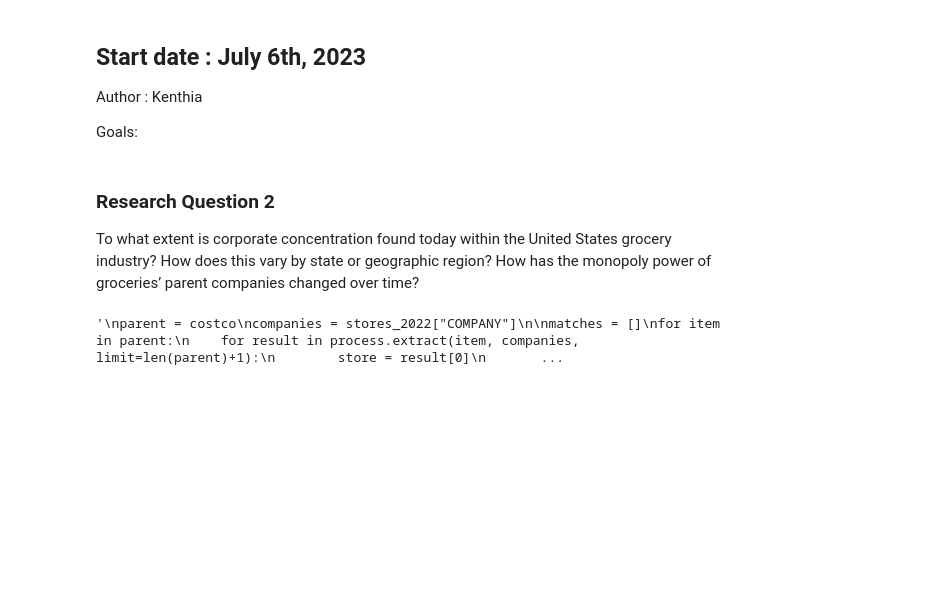
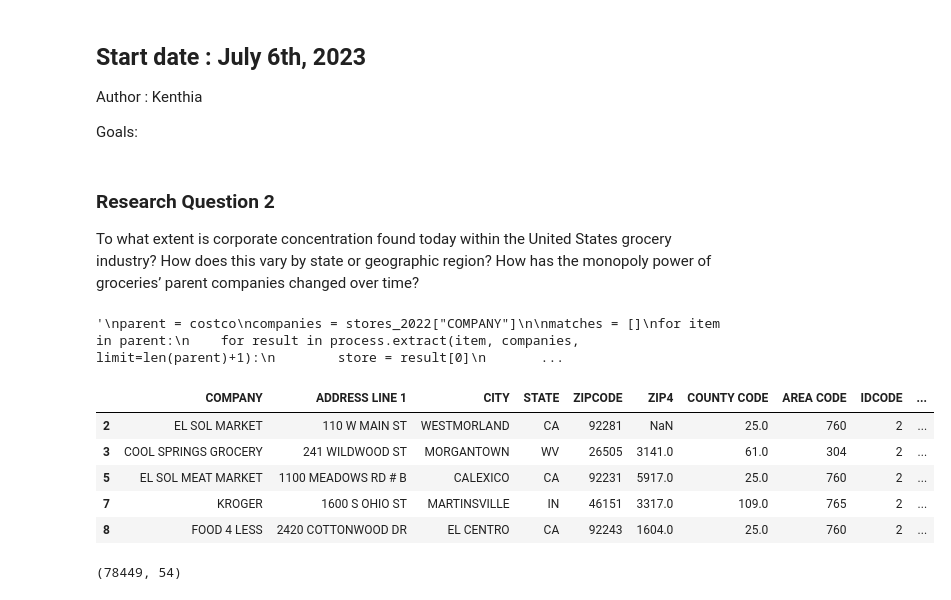
Before and after one commit to uchicago-dsi/rafi-grocery, a Jupyter notebook: notebooks/Data Exploration Week 2.ipynb, the cells around one changed output. Saved outputs shown, nothing was run; the diff lists cells and outputs as text; code cells hidden in the pictures; blank space fills up the shorter version.

Commit message:
Finished cleaning and updating supermarkets data frame
Included are the companies grouped by parent company etc

```diff
--- a/notebooks/Data Exploration Week 2.ipynb
+++ b/notebooks/Data Exploration Week 2.ipynb
@@ -236,0 +366,45 @@ print(matches)
+# %%
+#Locate the unique primary sic codes present within the supermarkets/companies owned by the parent corporations of interest
+#These unique primary SIC codes will be used as the basis of how we filter the main dataset to include only relevant supermarkets/companies (ie. removing convenient stores)
+
+#Step 1: Filter a dataframe based on parent coporations
+parent_companies = ['WALMART', 'COSTCO', 'KROGER', 'AHOLD','ALBERTSONS']
+filtered_df = stores_2022[stores_2022['PARENT NAME'].isin(parent_companies)]
+
+# Step 2: Extract the PRIMARY SIC CODES values
+primary_sic_codes = filtered_df['PRIMARY SIC CODE']
+
+# Step 3: Get the unique PRIMARY SIC CODES values
+unique_sic_codes = primary_sic_codes.unique()
+
+# Print the unique PRIMARY SIC CODES
+unique_sic_codes = np.delete(unique_sic_codes,(np.where(unique_sic_codes == 541103)))
+
+#***NOTE remove SIC Code 541103 since it contains the SIC code for convenient stores
+# %%
+def sic_filter(df):
+    """
+    Filters the dataframe to keep only the stores with specific primary SIC codes,
+    including NaN values. SIC codes are from the parent corporation's subsidiary's Primary SIC codes
+
+    The function takes in an unfiltered dataframe as a parameter.
+    The function returns a filtered dataframe.
+    """
+    sic_codes = unique_sic_codes
+    filtered_df = df[df['PRIMARY SIC CODE'].isin(sic_codes) | df['PRIMARY SIC CODE'].isna()]
+    return filtered_df
+
+supermarkets_2022 = sic_filter(stores_2022)
+# %%
+supermarkets_2022.head()
+# %% [output]
+|  | COMPANY | ADDRESS LINE 1 | CITY | STATE | ZIPCODE | ZIP4 | COUNTY CODE | AREA CODE | IDCODE | ... |
+| 2 | EL SOL MARKET | 110 W MAIN ST | WESTMORLAND | CA | 92281 | NaN | 25.0 | 760 | 2 | ... |
+| 3 | COOL SPRINGS GROCERY | 241 WILDWOOD ST | MORGANTOWN | WV | 26505 | 3141.0 | 61.0 | 304 | 2 | ... |
+| 5 | EL SOL MEAT MARKET | 1100 MEADOWS RD # B | CALEXICO | CA | 92231 | 5917.0 | 25.0 | 760 | 2 | ... |
+| 7 | KROGER | 1600 S OHIO ST | MARTINSVILLE | IN | 46151 | 3317.0 | 109.0 | 765 | 2 | ... |
+| 8 | FOOD 4 LESS | 2420 COTTONWOOD DR | EL CENTRO | CA | 92243 | 1604.0 | 25.0 | 760 | 2 | ... |
+# %%
+supermarkets_2022.shape
+# %% [output]
+(78449, 54)
```
Also changed, not shown: parts of 5 cells of this notebook.
